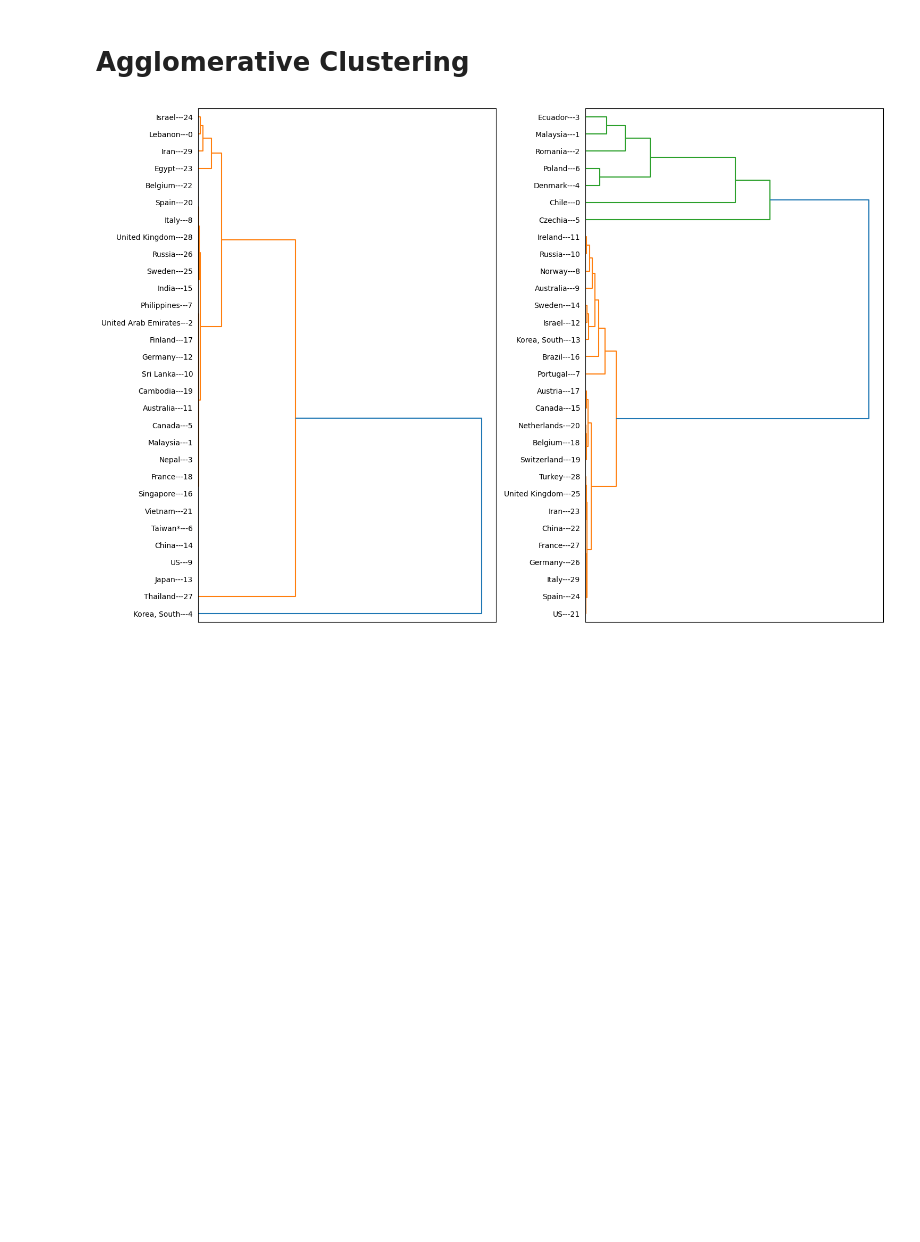
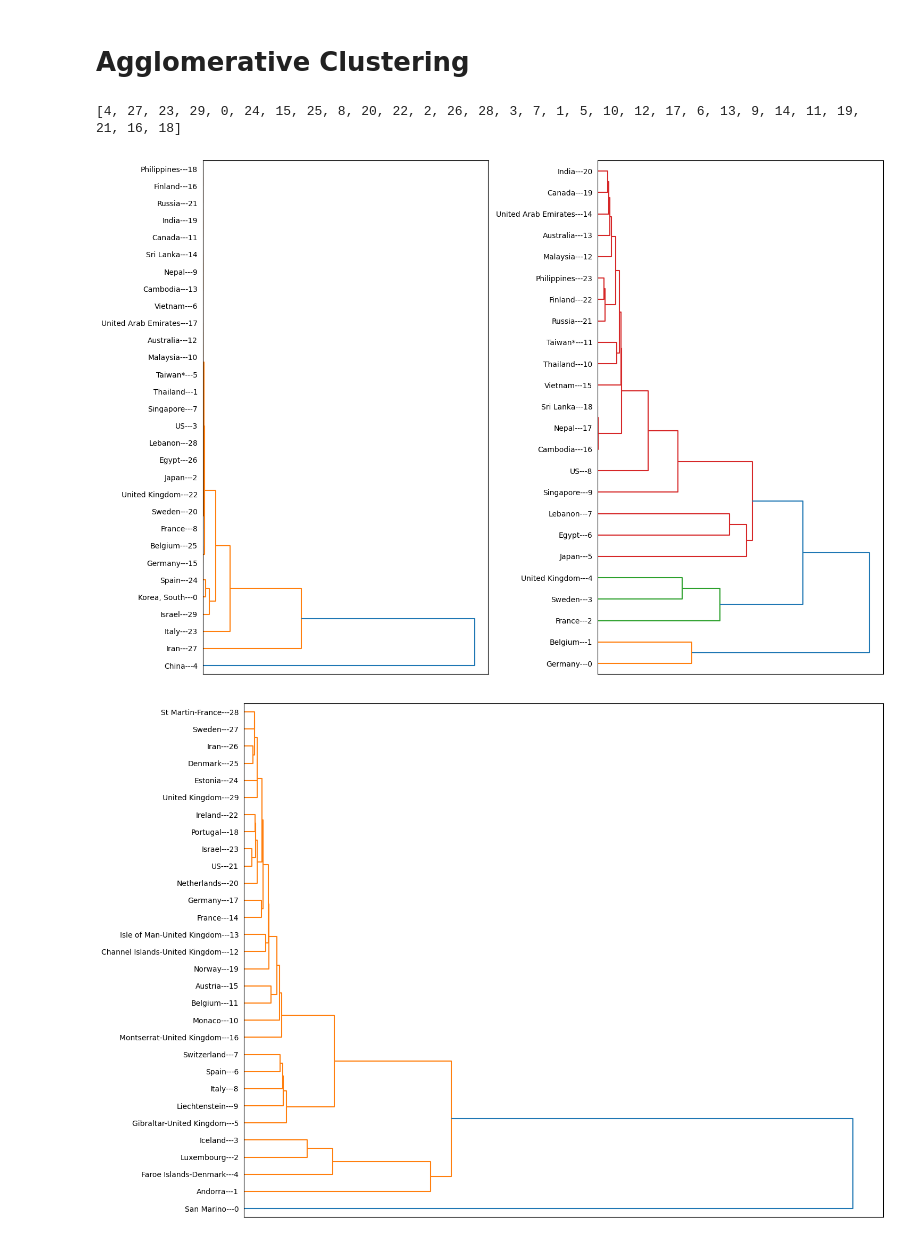
Before and after one commit to SebastianVeuskens/Covid-19-Clustering-Analysis, a Jupyter notebook: scripts/main.ipynb, the cells around one changed output. Saved outputs shown, nothing was run; the diff lists cells and outputs as text; code cells hidden in the pictures; blank space fills up the shorter version.

```diff
--- a/scripts/main.ipynb
+++ b/scripts/main.ipynb
@@ -244,15 +250,25 @@ def plot_hierarchy(data, ax):
 # %%
 fig, axes = plt.subplots(figsize=(15, 10), ncols=2)
 
-#FIXME Infinite values cause a problem in the day datasets
-plot_hierarchy(data_1day_trunc[:43], ax=axes[0])
-plot_hierarchy(data_1date_trunc, ax=axes[1])
+dend1 = plot_hierarchy(data_1day_trunc[:44], ax=axes[0], complete=True)
+plot_hierarchy(data_1day_trunc.iloc[:44, dend1['leaves'][6:]], ax=axes[1])
 
 fig.tight_layout()
 
 plt.savefig('../figures/Clustering1')
 # %% [output]
+[4, 27, 23, 29, 0, 24, 15, 25, 8, 20, 22, 2, 26, 28, 3, 7, 1, 5, 10, 12, 17, 6, 13, 9, 14, 11, 19, 21, 16, 18]
-[figure, old version]
+[figure, new version]
+# %%
+fig, axes = plt.subplots(figsize=(15, 10))
+
+plot_hierarchy(data_2date_trunc, ax=axes)
+
+fig.tight_layout()
+
+plt.savefig('../figures/Clustering2')
+# %% [output]
+[figure, added]
 # %%
 fig, axes = plt.subplots(figsize=(15, 10), ncols=2)
 
```
Also changed, not shown: parts of 3 cells of this notebook, 3 other files.
